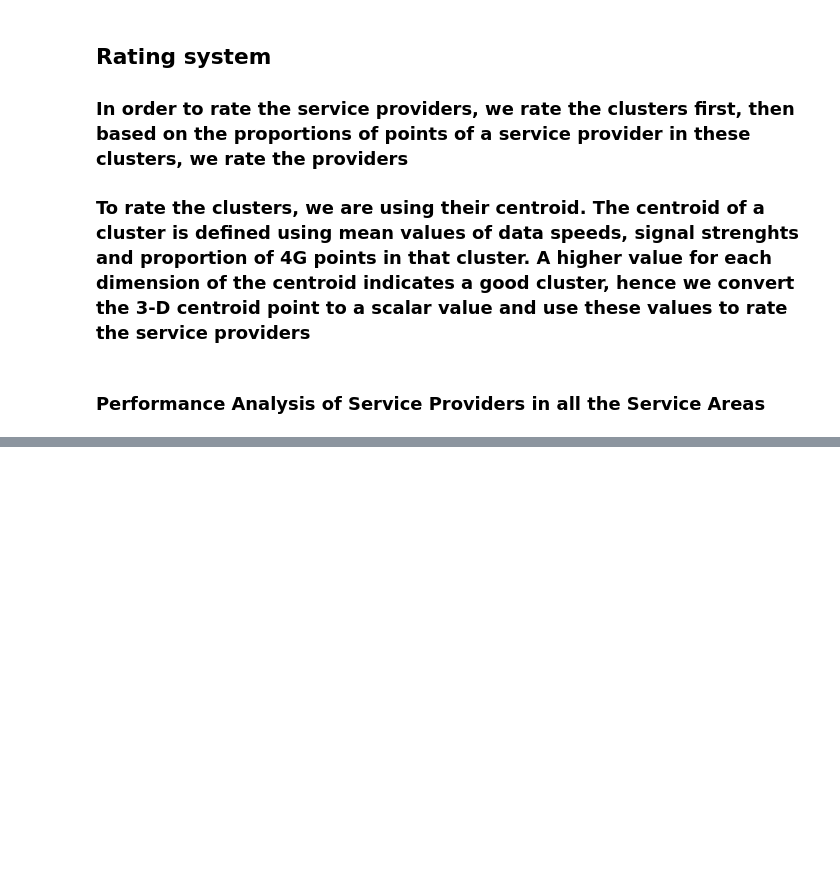
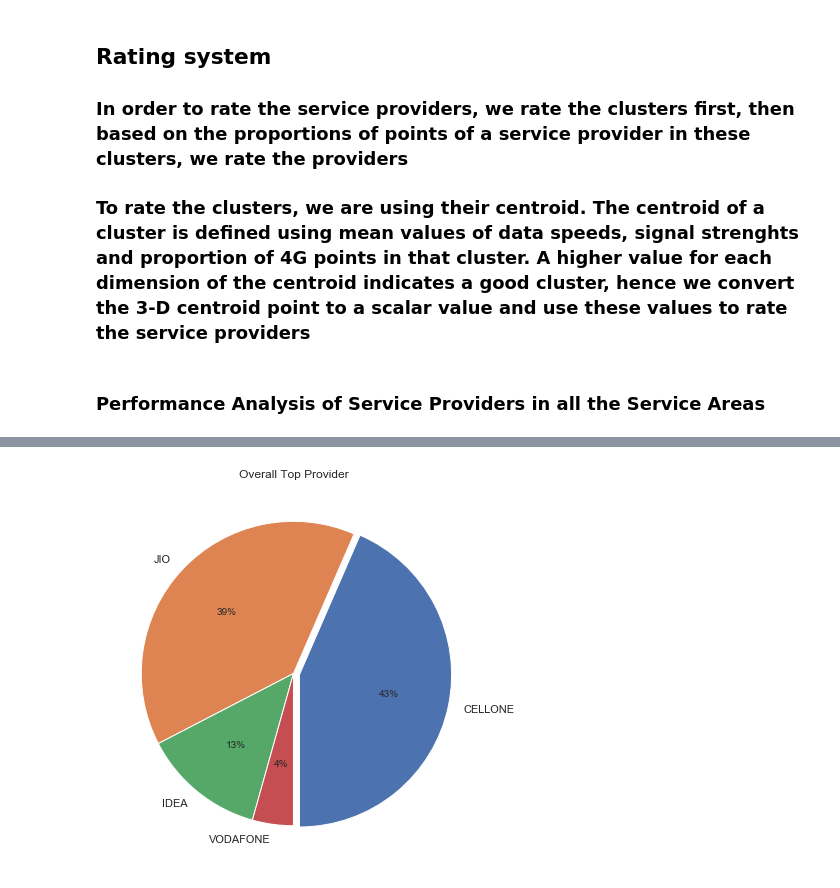
Before and after one commit to pyt243/DM-Project-MyCallSpeed, a Jupyter notebook: code/ISP Recommender and Analyser System.ipynb, the cells around one changed output, grey strips where cells are left out. Saved outputs shown, nothing was run; the diff lists cells and outputs as text; code cells hidden in the pictures; blank space fills up the shorter version.

```diff
--- a/code/ISP Recommender and Analyser System.ipynb
+++ b/code/ISP Recommender and Analyser System.ipynb
@@ -1081 +1084,33 @@ Gujarat
 ... (34 outputs left out)
+# %%
+'''
+{'Andhra Pradesh': 'JIO', 'Assam': 'CELLONE', 'Bihar': 'JIO', 'Chennai': 'CELLONE', 'Delhi': 'JIO', 'Gujarat': 'IDEA', 'Haryana': 'IDEA', 'Himachal Pradesh': 'IDEA', 'Jammu & Kashmir': 'CELLONE', 'Karnataka': 'JIO', 'Kerala': 'JIO', 'Kolkata': 'CELLONE', 'Madhya Pradesh': 'CELLONE', 'Maharashtra': 'JIO', 'Mumbai': 'JIO', 'North East': 'VODAFONE', 'Orissa': 'JIO', 'Punjab': 'CELLONE', 'Rajasthan': 'CELLONE', 'Tamil Nadu': 'CELLONE', 'UP East': 'CELLONE', 'UP West': 'JIO', 'West Bengal': 'CELLONE'}
+'''
+occurrence_count = {}
+
+for provider in top_providers.values():
+    if provider in occurrence_count:
+        occurrence_count[provider] += 1
+    else:
+        occurrence_count[provider] = 1
+
+occurrence_count = dict(sorted(occurrence_count.items(), key=operator.itemgetter(1), reverse=True))
+
+occurrences = list(occurrence_count.values())
+provider_list = list(occurrence_count.keys())
+
+explode = []
+for i in range(len(occurrences)):
+    explode.append(0)
+explode[0] = 0.04
+
+explode = tuple(explode)
+
+plt.figure(figsize=(7, 7))
+plt.pie(occurrences, labels=provider_list, startangle=270,
+        explode=explode, autopct='%1.0f%%')
+plt.title("Overall Top Provider")
+plt.savefig('../plots/Best Providers Pie Chart.png')
+plt.show()
+# %% [output]
+[figure, added]
```
Also changed, not shown: parts of 12 cells of this notebook, 29 other files.
